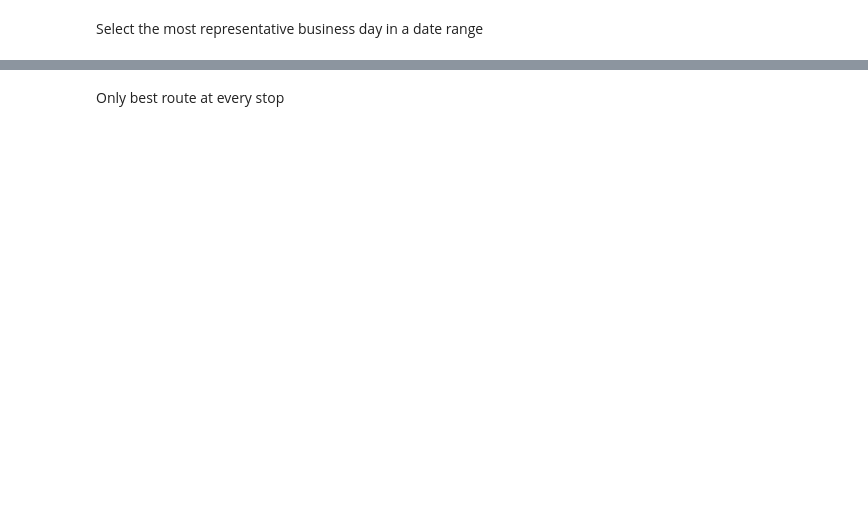
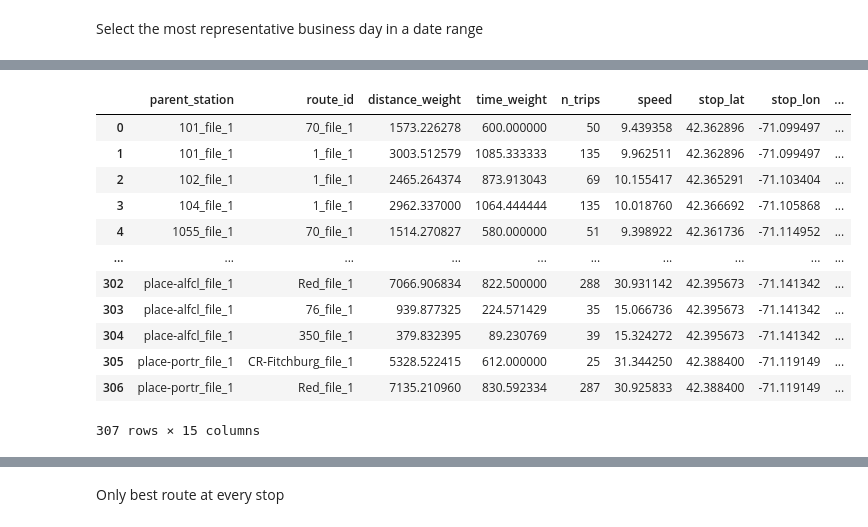
Before and after one commit to CityScope/pyGTFSHandler, a Jupyter notebook: examples/example.ipynb, the cells around one changed output, grey strips where cells are left out. Cells and saved outputs as stored; diff of their text form; code cells hidden in the pictures; blank space fills up the shorter version.

```diff
--- a/examples/example.ipynb
+++ b/examples/example.ipynb
@@ -151,23 +170,37 @@ At every stop and by every route
 
 Speeds are in *km/h*
 # %%
-stop_speed_df = gtfs.get_mean_speed_at_stops(
+stop_speed_df = gtfs.get_speed_at_stops(
     date=selected_day,
     start_time=start_time,
     end_time=end_time,
     route_types = route_types,
     by = "route_id", # Speed is computed for every 'trip_id' and grouped by this column with the how method
     at = stop_id, # Compute speed for every 'parent_station' 'stop_id' or 'route_id'
     how="mean", # How to group individual trip speeds 'mean' 'max' or 'min'
     direction="both", # Compute speed in 'forward' 'backward' or 'both' directions (walking n_stops in direction)
     time_step=15, # Number of minutes to move to compute speed
 ).to_pandas()
 stop_speed_df = gtfs.add_stop_coords(stop_speed_df)
 stop_speed_df = gtfs.add_route_names(stop_speed_df)
 stop_speed_df = df_to_stop_gdf(stop_speed_df)
 stop_speed_df = stop_speed_df.sort_values(stop_id).reset_index(drop=True)
 stop_speed_df = stop_speed_df[stop_speed_df.geometry.is_valid]
 stop_speed_df
+# %% [output]
+|  | parent_station | route_id | distance_weight | time_weight | n_trips | speed | stop_lat | stop_lon | ... |
+| 0 | 101_file_1 | 70_file_1 | 1573.226278 | 600.000000 | 50 | 9.439358 | 42.362896 | -71.099497 | ... |
+| 1 | 101_file_1 | 1_file_1 | 3003.512579 | 1085.333333 | 135 | 9.962511 | 42.362896 | -71.099497 | ... |
+| 2 | 102_file_1 | 1_file_1 | 2465.264374 | 873.913043 | 69 | 10.155417 | 42.365291 | -71.103404 | ... |
+| 3 | 104_file_1 | 1_file_1 | 2962.337000 | 1064.444444 | 135 | 10.018760 | 42.366692 | -71.105868 | ... |
+| 4 | 1055_file_1 | 70_file_1 | 1514.270827 | 580.000000 | 51 | 9.398922 | 42.361736 | -71.114952 | ... |
+| ... | ... | ... | ... | ... | ... | ... | ... | ... | ... |
+| 302 | place-alfcl_file_1 | Red_file_1 | 7066.906834 | 822.500000 | 288 | 30.931142 | 42.395673 | -71.141342 | ... |
+| 303 | place-alfcl_file_1 | 76_file_1 | 939.877325 | 224.571429 | 35 | 15.066736 | 42.395673 | -71.141342 | ... |
+| 304 | place-alfcl_file_1 | 350_file_1 | 379.832395 | 89.230769 | 39 | 15.324272 | 42.395673 | -71.141342 | ... |
+| 305 | place-portr_file_1 | CR-Fitchburg_file_1 | 5328.522415 | 612.000000 | 25 | 31.344250 | 42.388400 | -71.119149 | ... |
+| 306 | place-portr_file_1 | Red_file_1 | 7135.210960 | 830.592334 | 287 | 30.925833 | 42.388400 | -71.119149 | ... |
+307 rows × 15 columns
 # %%
 # Save the speed_df GeoDataFrame to open in QGis
 stop_speed_df.to_file(city_filename+"/stop_speed.gpkg")
```
Also changed, not shown: parts of 48 cells of this notebook, 4 other files.
